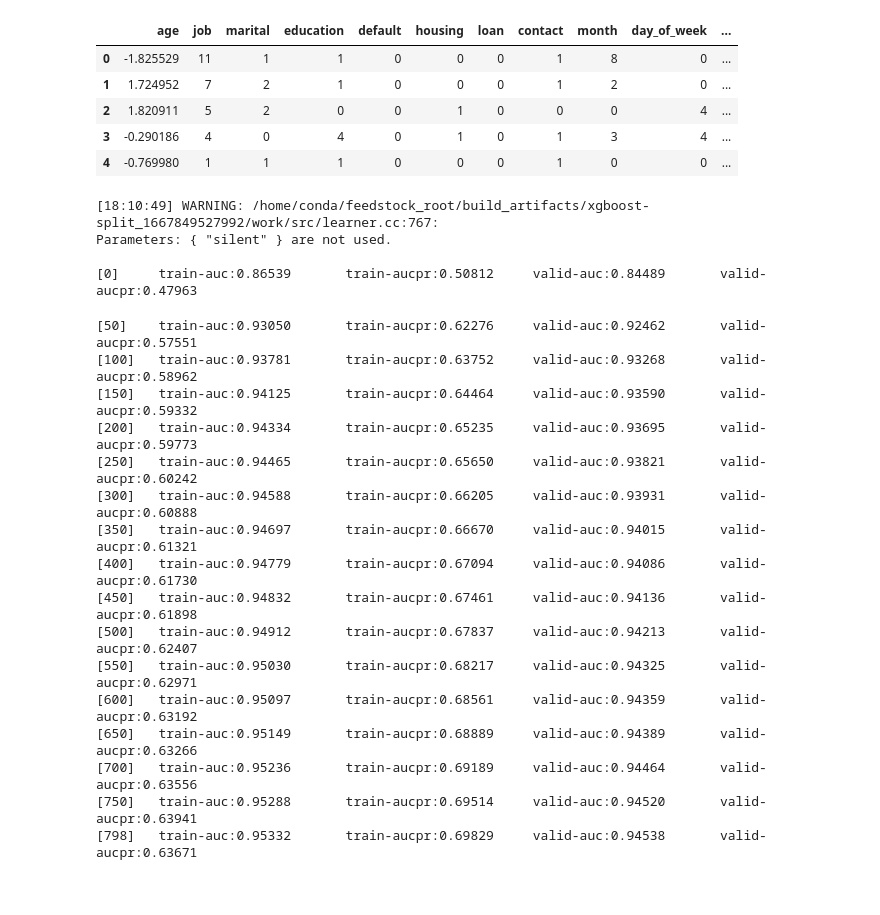
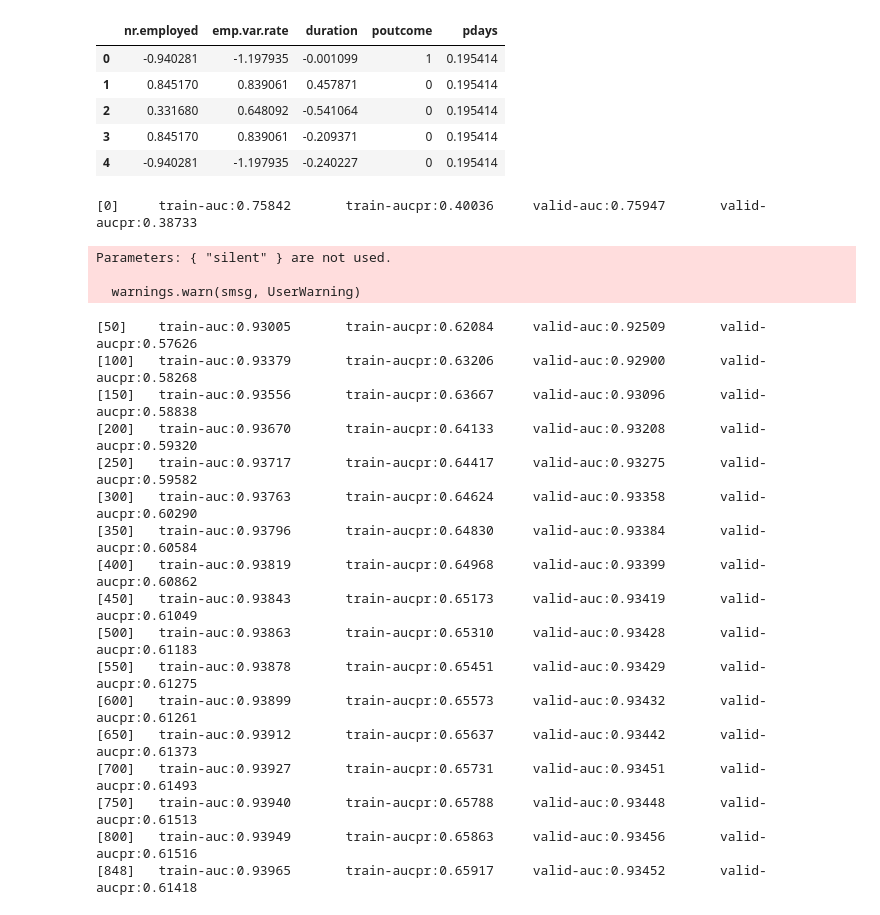
Before and after one commit to VRM1/PytorchRecipes, a Jupyter notebook: Examples/XGB.ipynb, the cells around one changed output. Drawn from its saved outputs; the diff is of its cells as text; code cells hidden in the pictures.

```diff
--- a/Examples/XGB.ipynb
+++ b/Examples/XGB.ipynb
@@ -40,26 +38,27 @@ import os
 # %%
 lukup = {'defaultCredit':'default.payment.next.month', 'bank':'y'}
 name = 'bank'
 label = lukup[name]
-fold = 1
+fold = 2
 train_df = pd.read_csv('/home/vineeth/Documents/GitWorkSpace/PytorchRecipes/TabularDataModels/Dataset/{}/fold{}/train/data.csv'.format(name, fold))
 valid_df = pd.read_csv('/home/vineeth/Documents/GitWorkSpace/PytorchRecipes/TabularDataModels/Dataset/{}/fold{}/valid/data.csv'.format(name, fold))
 test_df = pd.read_csv('/home/vineeth/Documents/GitWorkSpace/PytorchRecipes/TabularDataModels/Dataset/{}/fold{}/test/data.csv'.format(name, fold))
 train_label, valid_label, test_label = train_df[label], valid_df[label], test_df[label]
 train_df, valid_df, test_df = train_df.drop(label, axis=1), valid_df.drop(label, axis=1), test_df.drop(label, axis=1)
+numerical_feat = top_f
 # numerical_feat = pd.read_csv('/home/vineeth/Documents/GitWorkSpace/PytorchRecipes/TabularDataModels/Dataset/{}/numerical_clms.csv'.format(name)).columns
-# train_df = train_df[numerical_feat]
-# valid_df = valid_df[numerical_feat]
-# test_df = test_df[numerical_feat]
-predictors = train_df.columns
+train_df = train_df[numerical_feat]
+valid_df = valid_df[numerical_feat]
+test_df = test_df[numerical_feat]
+predictors = list(train_df.columns)
 train_df.head()
 # %% [output]
-|  | age | job | marital | education | default | housing | loan | contact | month | day_of_week | ... |
-| 0 | -1.825529 | 11 | 1 | 1 | 0 | 0 | 0 | 1 | 8 | 0 | ... |
-| 1 | 1.724952 | 7 | 2 | 1 | 0 | 0 | 0 | 1 | 2 | 0 | ... |
-| 2 | 1.820911 | 5 | 2 | 0 | 0 | 1 | 0 | 0 | 0 | 4 | ... |
-| 3 | -0.290186 | 4 | 0 | 4 | 0 | 1 | 0 | 1 | 3 | 4 | ... |
-| 4 | -0.769980 | 1 | 1 | 1 | 0 | 0 | 0 | 1 | 0 | 0 | ... |
+|  | nr.employed | emp.var.rate | duration | poutcome | pdays |
+| 0 | -0.940281 | -1.197935 | -0.001099 | 1 | 0.195414 |
+| 1 | 0.845170 | 0.839061 | 0.457871 | 0 | 0.195414 |
+| 2 | 0.331680 | 0.648092 | -0.541064 | 0 | 0.195414 |
+| 3 | 0.845170 | 0.839061 | -0.209371 | 0 | 0.195414 |
+| 4 | -0.940281 | -1.197935 | -0.240227 | 0 | 0.195414 |
 # %%
 # Prepare the train and valid datasets
 dtrain = xgb.DMatrix(train_df.values, train_label.values.flatten(), feature_names=predictors)
@@ -89,26 +88,27 @@ model = xgb.train(params,
                 maximize=True,
                 verbose_eval=VERBOSE_EVAL)
 # %% [output]
-[18:10:49] WARNING: /home/conda/feedstock_root/build_artifacts/xgboost-split_1667849527992/work/src/learner.cc:767:
-Parameters: { "silent" } are not used.
-
-[0]     train-auc:0.86539       train-aucpr:0.50812     valid-auc:0.84489       valid-aucpr:0.47963
+[0]     train-auc:0.75842       train-aucpr:0.40036     valid-auc:0.75947       valid-aucpr:0.38733
-[50]    train-auc:0.93050       train-aucpr:0.62276     valid-auc:0.92462       valid-aucpr:0.57551
-[100]   train-auc:0.93781       train-aucpr:0.63752     valid-auc:0.93268       valid-aucpr:0.58962
-[150]   train-auc:0.94125       train-aucpr:0.64464     valid-auc:0.93590       valid-aucpr:0.59332
-[200]   train-auc:0.94334       train-aucpr:0.65235     valid-auc:0.93695       valid-aucpr:0.59773
-[250]   train-auc:0.94465       train-aucpr:0.65650     valid-auc:0.93821       valid-aucpr:0.60242
-[300]   train-auc:0.94588       train-aucpr:0.66205     valid-auc:0.93931       valid-aucpr:0.60888
-[350]   train-auc:0.94697       train-aucpr:0.66670     valid-auc:0.94015       valid-aucpr:0.61321
-[400]   train-auc:0.94779       train-aucpr:0.67094     valid-auc:0.94086       valid-aucpr:0.61730
-[450]   train-auc:0.94832       train-aucpr:0.67461     valid-auc:0.94136       valid-aucpr:0.61898
-[500]   train-auc:0.94912       train-aucpr:0.67837     valid-auc:0.94213       valid-aucpr:0.62407
-[550]   train-auc:0.95030       train-aucpr:0.68217     valid-auc:0.94325       valid-aucpr:0.62971
-[600]   train-auc:0.95097       train-aucpr:0.68561     valid-auc:0.94359       valid-aucpr:0.63192
-[650]   train-auc:0.95149       train-aucpr:0.68889     valid-auc:0.94389       valid-aucpr:0.63266
-[700]   train-auc:0.95236       train-aucpr:0.69189     valid-auc:0.94464       valid-aucpr:0.63556
-[750]   train-auc:0.95288       train-aucpr:0.69514     valid-auc:0.94520       valid-aucpr:0.63941
-[798]   train-auc:0.95332       train-aucpr:0.69829     valid-auc:0.94538       valid-aucpr:0.63671
+Parameters: { "silent" } are not used.
+
+  warnings.warn(smsg, UserWarning)
+[50]    train-auc:0.93005       train-aucpr:0.62084     valid-auc:0.92509       valid-aucpr:0.57626
+[100]   train-auc:0.93379       train-aucpr:0.63206     valid-auc:0.92900       valid-aucpr:0.58268
+[150]   train-auc:0.93556       train-aucpr:0.63667     valid-auc:0.93096       valid-aucpr:0.58838
+[200]   train-auc:0.93670       train-aucpr:0.64133     valid-auc:0.93208       valid-aucpr:0.59320
+[250]   train-auc:0.93717       train-aucpr:0.64417     valid-auc:0.93275       valid-aucpr:0.59582
+[300]   train-auc:0.93763       train-aucpr:0.64624     valid-auc:0.93358       valid-aucpr:0.60290
+[350]   train-auc:0.93796       train-aucpr:0.64830     valid-auc:0.93384       valid-aucpr:0.60584
+[400]   train-auc:0.93819       train-aucpr:0.64968     valid-auc:0.93399       valid-aucpr:0.60862
+[450]   train-auc:0.93843       train-aucpr:0.65173     valid-auc:0.93419       valid-aucpr:0.61049
+[500]   train-auc:0.93863       train-aucpr:0.65310     valid-auc:0.93428       valid-aucpr:0.61183
+[550]   train-auc:0.93878       train-aucpr:0.65451     valid-auc:0.93429       valid-aucpr:0.61275
+[600]   train-auc:0.93899       train-aucpr:0.65573     valid-auc:0.93432       valid-aucpr:0.61261
+[650]   train-auc:0.93912       train-aucpr:0.65637     valid-auc:0.93442       valid-aucpr:0.61373
+[700]   train-auc:0.93927       train-aucpr:0.65731     valid-auc:0.93451       valid-aucpr:0.61493
+[750]   train-auc:0.93940       train-aucpr:0.65788     valid-auc:0.93448       valid-aucpr:0.61513
+[800]   train-auc:0.93949       train-aucpr:0.65863     valid-auc:0.93456       valid-aucpr:0.61516
+[848]   train-auc:0.93965       train-aucpr:0.65917     valid-auc:0.93452       valid-aucpr:0.61418
 # %%
 from sklearn.metrics import classification_report
 from sklearn.metrics import average_precision_score, roc_auc_score
```
Also changed, not shown: parts of 5 cells of this notebook, 11 other files.
